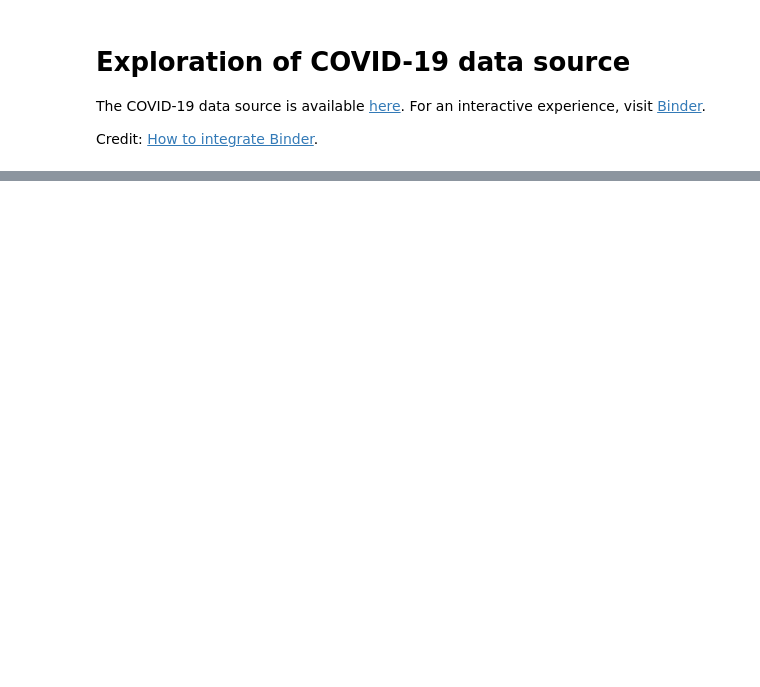
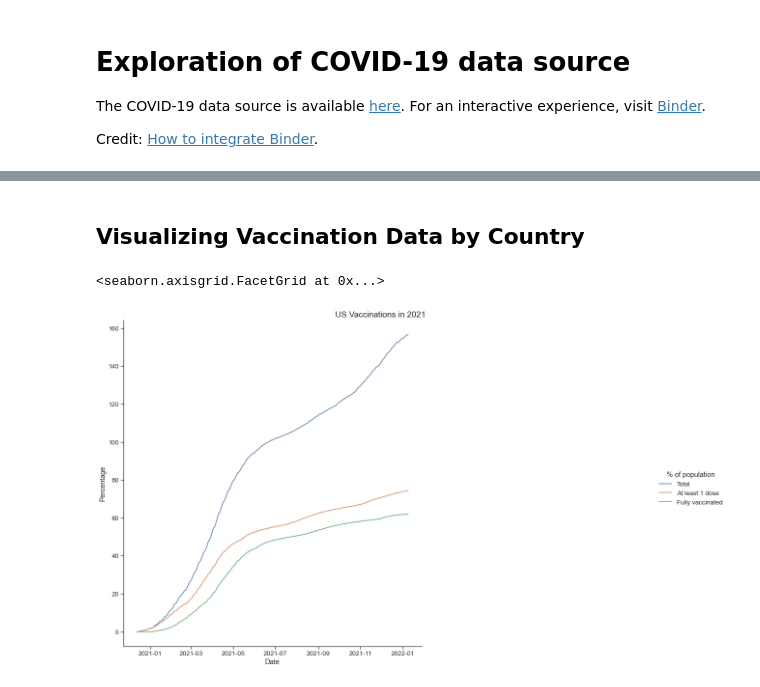
Before and after one commit to jitrapon/mads-milestone-i, a Jupyter notebook: exploration.ipynb, the cells around one changed output, grey strips where cells are left out. Drawn from its saved outputs; the diff is of its cells as text; code cells hidden in the pictures; blank space fills up the shorter version.

```diff
--- a/exploration.ipynb
+++ b/exploration.ipynb
@@ -271,0 +64,5 @@ visualize_combined(merged, 'Merged')
+# %%
+covid_us = filter_country_vaccinations(covid, 'United States')
+covid_th = filter_country_vaccinations(covid, 'Thailand')
+covid_kor = filter_country_vaccinations(covid, 'South Korea')
+covid_us.tail(5)
@@ -271,0 +85,2 @@ visualize_combined(merged, 'Merged')
+# %% [markdown]
+## Visualizing Vaccination Data by Country
@@ -271,0 +97,38 @@ visualize_combined(merged, 'Merged')
+# %%
+def filter_valid_vaccinations(df: DataFrame) -> DataFrame:
+    """
+    Creates a new dataframe with only the vaccination data of ['total_vaccinations', 'people_vaccinated', 'people_fully_vaccinated].
+    Drops all rows that have zero values.
+    :param df: The original dataframe
+    :return: The new dataframe with only the vaccination data
+    """
+    df = df[['date', 'total_vaccinations_per_hundred', 'people_vaccinated_per_hundred', 'people_fully_vaccinated_per_hundred']]
+    df = df[~df[['total_vaccinations_per_hundred', 'people_vaccinated_per_hundred', 'people_fully_vaccinated_per_hundred']].eq(0).all(axis=1)]
+    return df
+# %%
+def melt_by_date(df: DataFrame) -> DataFrame:
+    """
+    Melts the dataframe so that it is ready for multi-variable visualization
+    :param df: The dataframe to melt
+    :return: The new melted dataframe
+    """
+    return df.melt(id_vars=['date'])
+# %%
+def plot_vaccination(df: DataFrame, title, y_label='Percentage', legend_title='% of population',
+                     legend_texts=['Total', 'At least 1 dose', 'Fully vaccinated'], x_label='Date', width=20,
+                     height=11) -> FacetGrid:
+    ax = sns.relplot(x="date", y="value", hue='variable', kind='line', data=df)
+    ax.fig.set_figwidth(width)
+    ax.fig.set_figheight(height)
+    ax.fig.suptitle(title)
+    ax.set_ylabels(y_label)
+    ax.set_xlabels(x_label)
+    ax._legend.set_title(legend_title)
+    for i, text in enumerate(legend_texts):
+        ax._legend.texts[i].set_text(text)
+    return ax
+# %%
+plot_vaccination(melt_by_date(filter_valid_vaccinations(covid_us)), 'US Vaccinations in 2021')
+# %% [output]
+<seaborn.axisgrid.FacetGrid at 0x...>
+[figure, added]
```
Also changed, not shown: parts of 57 cells of this notebook.
